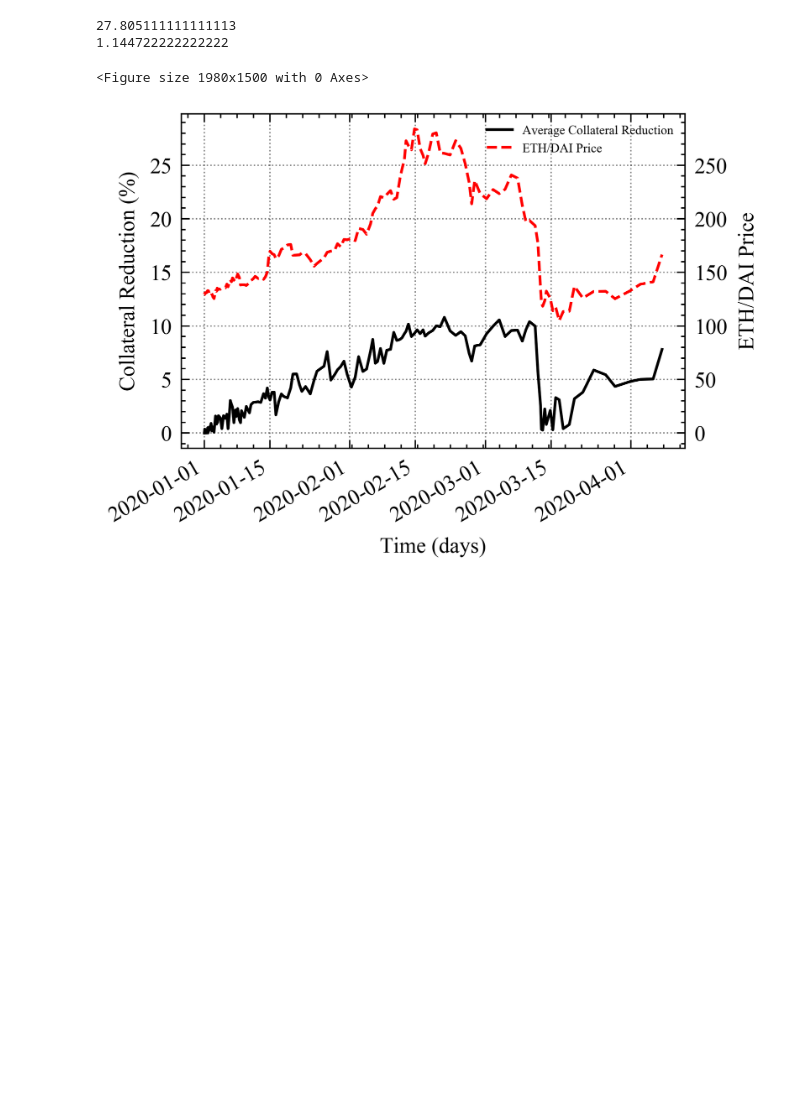
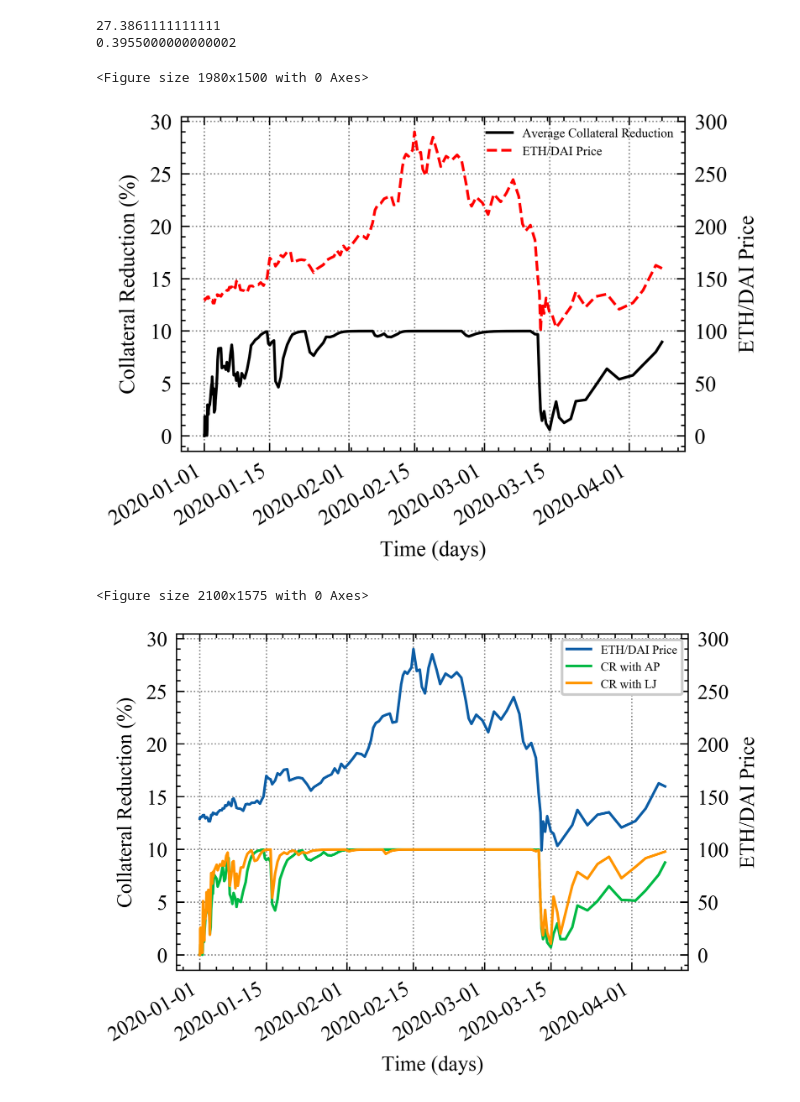
Before and after one commit to daniel-savu/Byzantic, a Jupyter notebook: simulation/black_thursday_simulation.ipynb, the cells around one changed output. Saved outputs shown, nothing was run; the diff lists cells and outputs as text; code cells hidden in the pictures; blank space fills up the shorter version.

Commit message:
Add agent profiling to simulation

```diff
--- a/simulation/black_thursday_simulation.ipynb
+++ b/simulation/black_thursday_simulation.ipynb
@@ -259,0 +280,30 @@ aaveSimulator.displaySimulationResults()
+# %%
+def displaySimulationResults(time, prices, discountArray1, label1, discountArray2, label2, priceFeedScaleFactor):
+    def forward(x):
+        return x * priceFeedScaleFactor
+
+    def inverse(x):
+        return x / priceFeedScaleFactor
+
+    def scaleDiscount(x):
+        # 100 stands for percentages
+        return x * 100
+
+    with plt.style.context(['science', 'grid', 'no-latex']):
+        plt.style.reload_library()
+        plt.figure()
+        fig, ax = plt.subplots()
+
+        scaledDiscountArray1 = [scaleDiscount(x) for x in discountArray1]
+        scaledDiscountArray2 = [scaleDiscount(x) for x in discountArray2]
+
+        ax.plot(time, prices, label='ETH/DAI Price')
+        ax.plot(time, scaledDiscountArray1, label=label1)
+        ax.plot(time, scaledDiscountArray2, label=label2)
+        plt.gcf().autofmt_xdate()
+        ax.set_xlabel('Time (days)')
+        ax.set_ylabel('Collateral Reduction (%)')
+        secax = ax.secondary_yaxis('right', functions=(forward, inverse))
+        secax.set_ylabel('ETH/DAI Price')
+        legend = plt.legend(loc='best', fontsize='xx-small')
+        plt.show()
@@ -263,36 +462,48 @@ compoundUserCount = 100
 # borrow (cETH, cToken): 0xc5ebeaec
 # repay: 0x2608f818 (repayBorrowBehalf - cToken), 0x0e752702 (repayBorrow)
 # liquidate: 0xf5e3c462
 
 compoundRewards = {
     # mint
     "0xa0712d68": 2,
     "0x1249c58b": 2,
 
     # borrow
     "0xc5ebeaec": 25,
 
     # repay
     "0x2608f818": -15,
     "0x0e752702": -15,
 
     # liquidate
     "0xf5e3c462": -20
 }
 
 layerCount = 5
 layerScores = [0, 10, 20, 29, 37]
-layerDiscounts = [0, 0.033, 0.066, 0.1, 0.133]
+layerDiscounts = [0, 0.03, 0.06, 0.09, 0.1]
+interactionFrequencyProbabilities = [0.926985613, 0.040769679, 0.01473915, 0.007664359, 0.00431337, 0.00256803, 0.001569809, 0.000916284, 0.000473707]
 
 layerCurationInterval = 6000
 
-compoundSimulator = LbcrSimulator(compoundTxs, compoundUserCount, compoundRewards, ethDaiPriceCSV, layerCount, layerScores, layerDiscounts, layerCurationInterval)
+
+compoundSimulator = LbcrSimulator(compoundTxs, compoundUserCount, compoundRewards, ethDaiPriceCSV, layerCount, layerScores, layerDiscounts, layerCurationInterval, interactionFrequencyProbabilities)
 compoundSimulator.simulate()
 compoundSimulator.computeSimulationStatistics()
 compoundSimulator.displaySimulationResults()
+# discounts = compoundSimulator.userLayerDiscountsPerPercentileOverTime[0]
+
+# compoundSimulatorWithoutAsymmetricPromotion = LbcrSimulator(compoundTxs, compoundUserCount, compoundRewards, ethDaiPriceCSV, layerCount, layerScores, layerDiscounts, layerCurationInterval, interactionFrequencyProbabilities, useAsymmetricLayerPromotion = False)
+# compoundSimulatorWithoutAsymmetricPromotion.simulate()
+# compoundSimulatorWithoutAsymmetricPromotion.computeSimulationStatistics()
+# discountsWithAsymmetricPromotion = compoundSimulatorWithoutAsymmetricPromotion.userLayerDiscountsPerPercentileOverTime[0]
+
+displaySimulationResults(compoundSimulator.curationDates, compoundSimulator.pricesAtCuration, discounts, 'CR with AP', discountsWithAsymmetricPromotion, 'CR with LJ', compoundSimulator.priceFeedScaleFactor)
 # %% [output]
-27.805111111111113
-1.144722222222222
+27.3861111111111
+0.3955000000000002
 <Figure size 1980x1500 with 0 Axes>
-[figure, old version]
+[figure, new version]
+<Figure size 2100x1575 with 0 Axes>
+[figure, added]
 # %%
```
Also changed, not shown: parts of 9 cells of this notebook, 2 other files.
